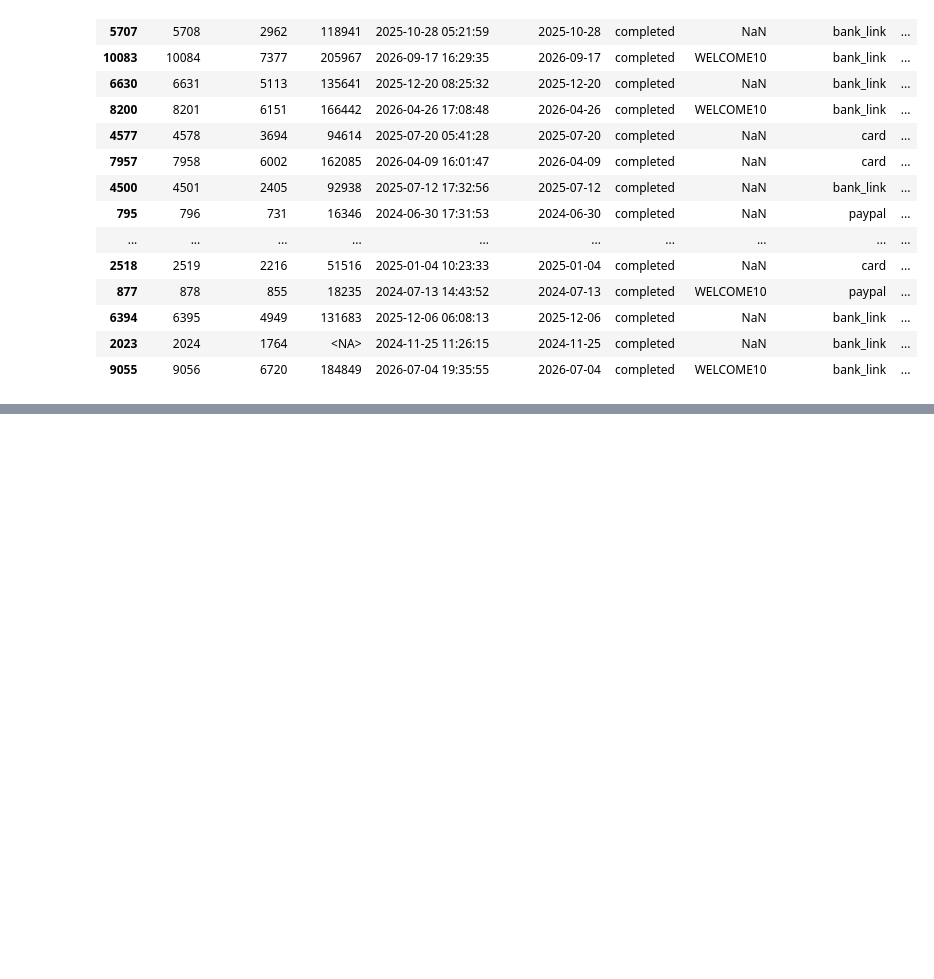
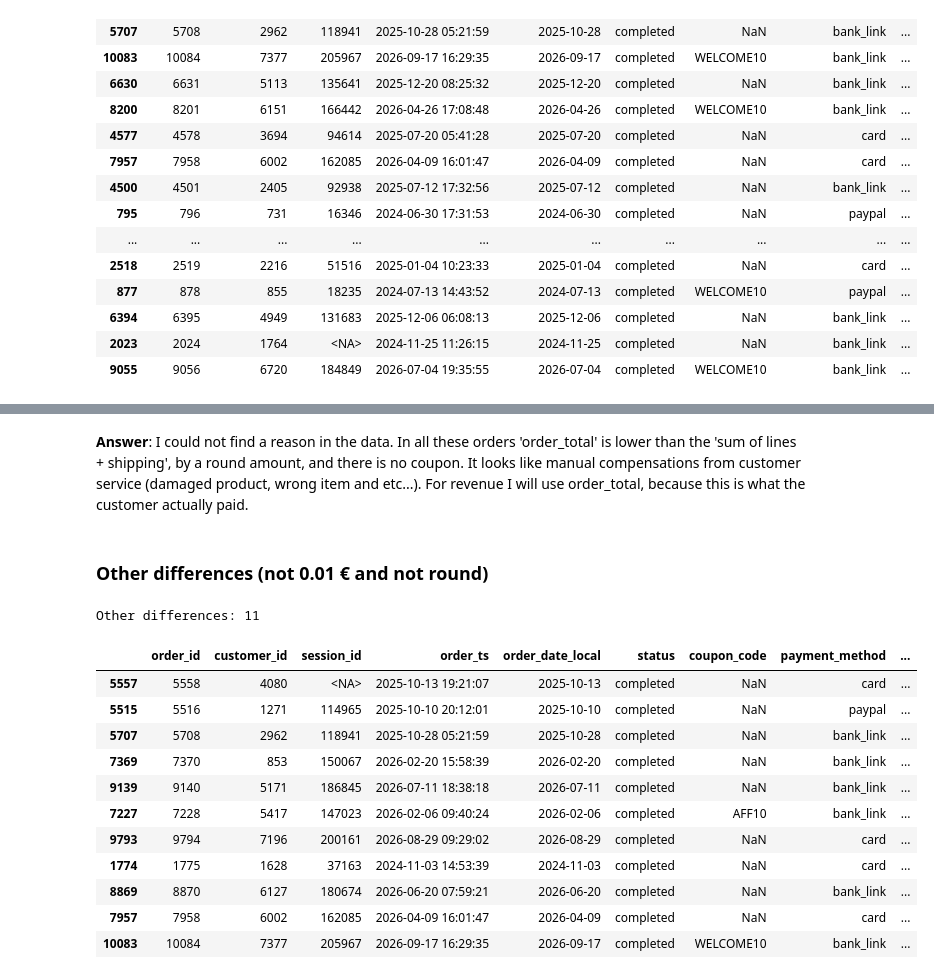
Before and after one commit to egidijus-zilis/ecommerce-analysis, a Jupyter notebook: notebooks/02_cross_table_checks.ipynb, the cells around one changed output, grey strips where cells are left out. Saved outputs shown, nothing was run; the diff lists cells and outputs as text; code cells hidden in the pictures; blank space fills up the shorter version.

```diff
--- a/notebooks/02_cross_table_checks.ipynb
+++ b/notebooks/02_cross_table_checks.ipynb
@@ -218,0 +244,23 @@ display(not_matching_tolerance.sort_values("difference"))
+# %% [markdown]
+**Answer**: I could not find a reason in the data. In all these orders 'order_total' is lower than the 'sum of lines + shipping', by a round amount, and there is no coupon. It looks like manual compensations from customer service (damaged product, wrong item and etc...). For revenue I will use order_total, because this is what the customer actually paid.
+# %% [markdown]
+### Other differences (not 0.01 € and not round)
+# %%
+other_differences = not_matching_tolerance[~(round(round(not_matching_tolerance["difference"], 0), 2) == round(not_matching_tolerance["difference"], 2))]
+print(f"Other differences: {len(other_differences)}")
+other_differences["diff_total_share"] = other_differences["difference"] / (other_differences["total_paid"] + other_differences["shipping_fee"])
+display(other_differences.sort_values("diff_total_share"))
+# %% [output]
+Other differences: 11
+|  | order_id | customer_id | session_id | order_ts | order_date_local | status | coupon_code | payment_method | ... |
+| 5557 | 5558 | 4080 | <NA> | 2025-10-13 19:21:07 | 2025-10-13 | completed | NaN | card | ... |
+| 5515 | 5516 | 1271 | 114965 | 2025-10-10 20:12:01 | 2025-10-10 | completed | NaN | paypal | ... |
+| 5707 | 5708 | 2962 | 118941 | 2025-10-28 05:21:59 | 2025-10-28 | completed | NaN | bank_link | ... |
+| 7369 | 7370 | 853 | 150067 | 2026-02-20 15:58:39 | 2026-02-20 | completed | NaN | bank_link | ... |
+| 9139 | 9140 | 5171 | 186845 | 2026-07-11 18:38:18 | 2026-07-11 | completed | NaN | bank_link | ... |
+| 7227 | 7228 | 5417 | 147023 | 2026-02-06 09:40:24 | 2026-02-06 | completed | AFF10 | bank_link | ... |
+| 9793 | 9794 | 7196 | 200161 | 2026-08-29 09:29:02 | 2026-08-29 | completed | NaN | card | ... |
+| 1774 | 1775 | 1628 | 37163 | 2024-11-03 14:53:39 | 2024-11-03 | completed | NaN | card | ... |
+| 8869 | 8870 | 6127 | 180674 | 2026-06-20 07:59:21 | 2026-06-20 | completed | NaN | bank_link | ... |
+| 7957 | 7958 | 6002 | 162085 | 2026-04-09 16:01:47 | 2026-04-09 | completed | NaN | card | ... |
+| 10083 | 10084 | 7377 | 205967 | 2026-09-17 16:29:35 | 2026-09-17 | completed | WELCOME10 | bank_link | ... |
```
Also changed, not shown: parts of 6 cells of this notebook, 1 other file.
